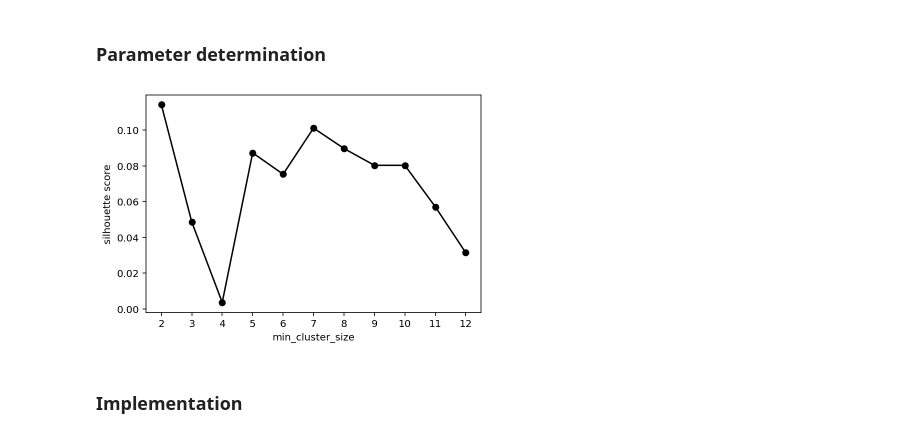
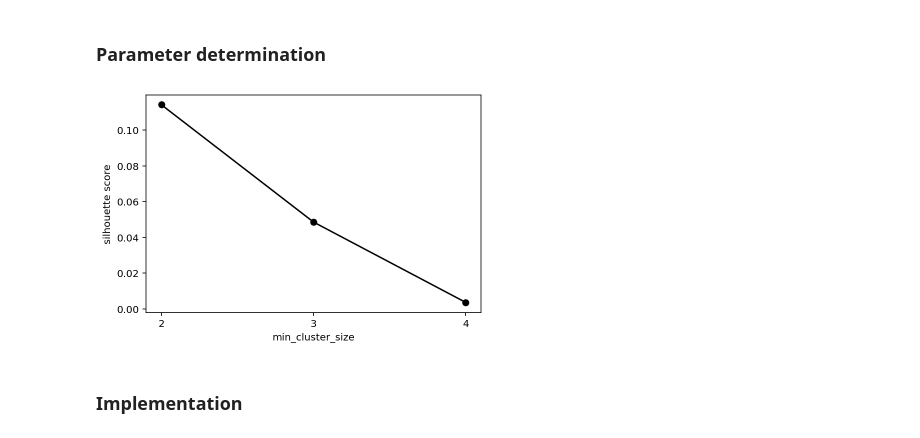
Before and after one commit to toluwee/That-sure-looks-like-a-horse-, a Jupyter notebook: Comparison_Clustering.ipynb, the cells around one changed output. Saved outputs shown, nothing was run; the diff lists cells and outputs as text; code cells hidden in the pictures.

```diff
--- a/Comparison_Clustering.ipynb
+++ b/Comparison_Clustering.ipynb
@@ -600,25 +626,25 @@ Valid values for min_cluster_size are 2 to D, where D is the number of features
 # %% [markdown]
 ### Parameter determination
 # %%
-ks = range(2, 13)
+ks = range(2,5)
 silhouette = []
 for k in ks:
     # Create a KMeans instance with k clusters: model
     model = hdbscan.HDBSCAN(min_cluster_size=k)
 
     # Fit model to samples
     model.fit(df_std)
 
     # Append the inertia to the list of inertias
     silhouette.append(silhouette_score(df_std, model.labels_))
 
 plt.plot(ks, silhouette, '-o', color='black')
 plt.xlabel('min_cluster_size')
 plt.ylabel('silhouette score')
 plt.xticks(ks)
 plt.show()
 # %% [output]
-[figure, old version]
+[figure, new version]
 # %% [markdown]
 ### Implementation
 # %%
```
Also changed, not shown: parts of 8 cells of this notebook.
